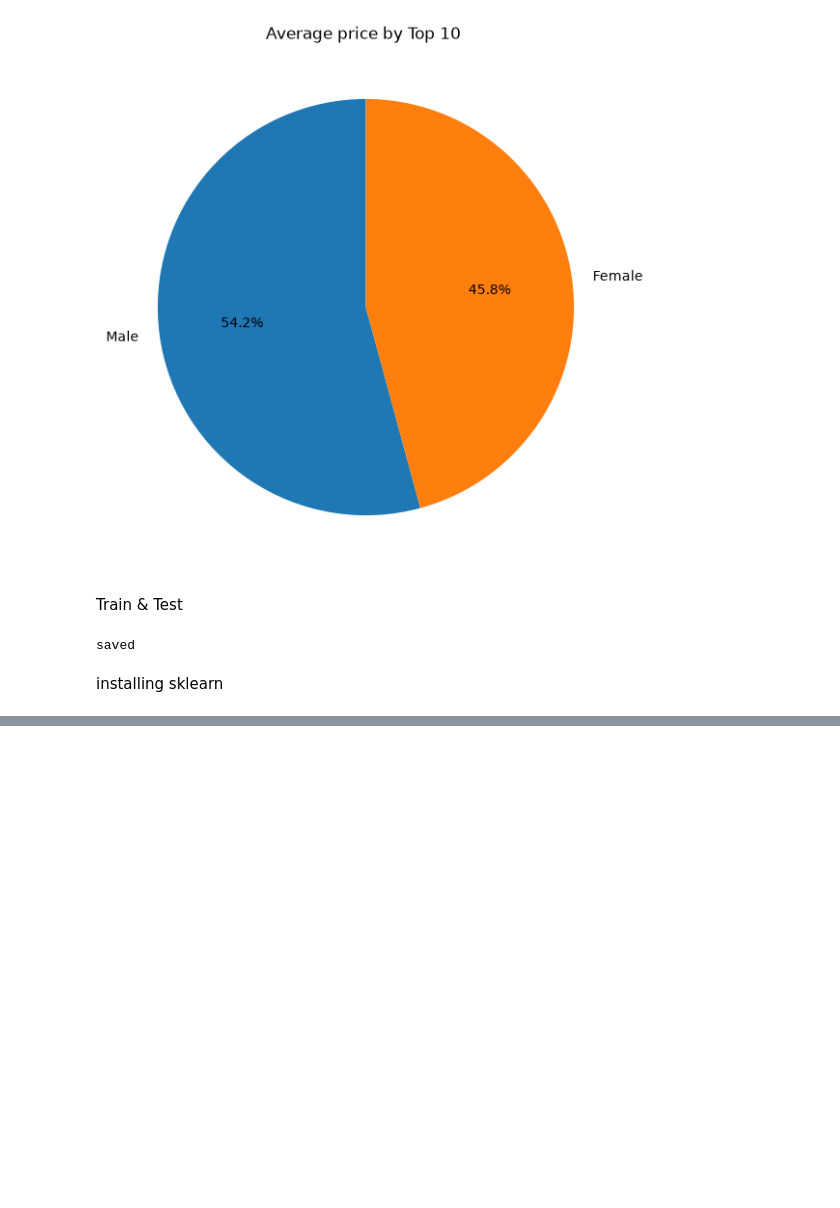
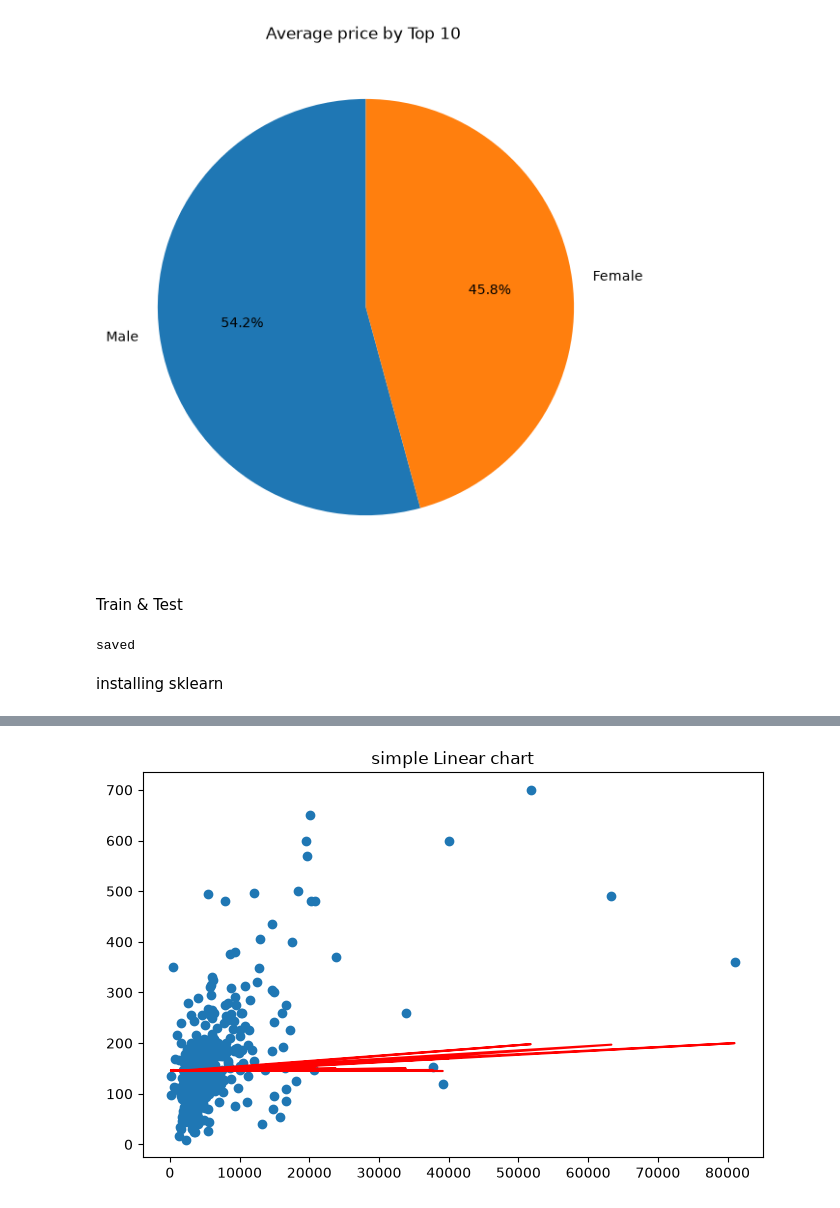
Before and after one commit to asifrahmanshaik27/AIML-PROJECT, a Jupyter notebook: Project_1(Loan_Prediction).ipynb, the cells around one changed output, grey strips where cells are left out. Saved outputs shown, nothing was run; the diff lists cells and outputs as text; code cells hidden in the pictures; blank space fills up the shorter version.

```diff
--- a/Project_1(Loan_Prediction).ipynb
+++ b/Project_1(Loan_Prediction).ipynb
@@ -616,0 +658,12 @@ Training Data
+# %%
+import numpy as np
+X = df['ApplicantIncome']
+Y = df['LoanAmount']
+m = ((X - X.mean())*(Y - Y.mean()))/((X - X.mean())**2).sum()
+c=Y.mean() - m*X.mean()
+Y_pred = m*X+c
+print(Y_pred)
+Y_pred = np.round(Y_pred).astype(int)
+print(Y_pred.head())
+print("Slope: ",m)
+print("Intercept: ",c)
@@ -616,0 +688,10 @@ Training Data
+# %%
+plt.figure(figsize=(8,5))
+plt.scatter(X,Y)
+plt.plot(X,Y_pred,color = "red")
+plt.title("simple Linear chart")
+plt.xlabel=("Applicant Income")
+plt.ylabel=("Loan Amount")
+plt.show()
+# %% [output]
+[figure, added]
```
Also changed, not shown: parts of 16 cells of this notebook, 2 other files.
